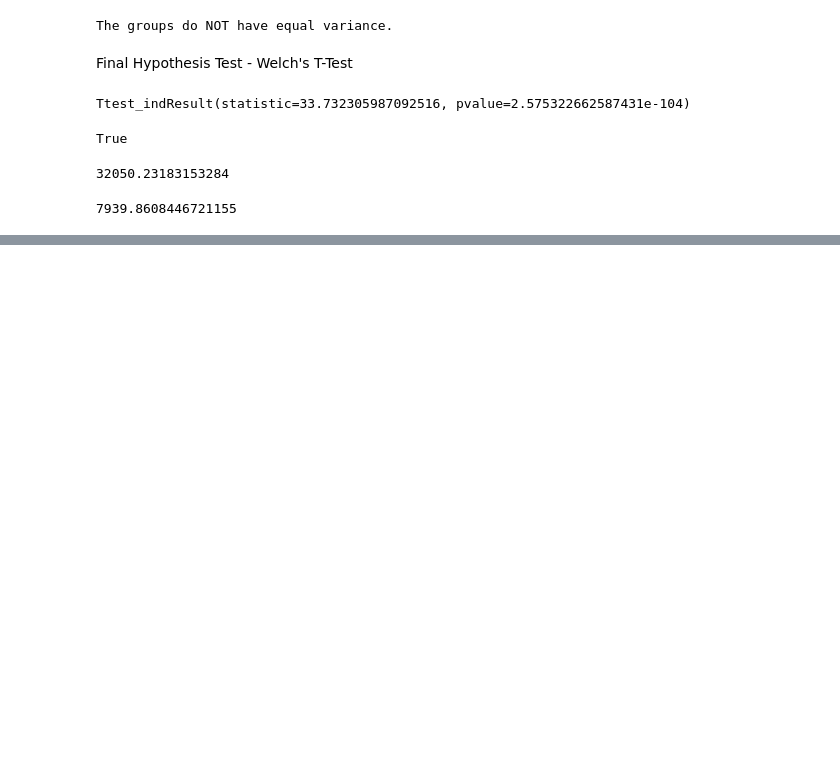
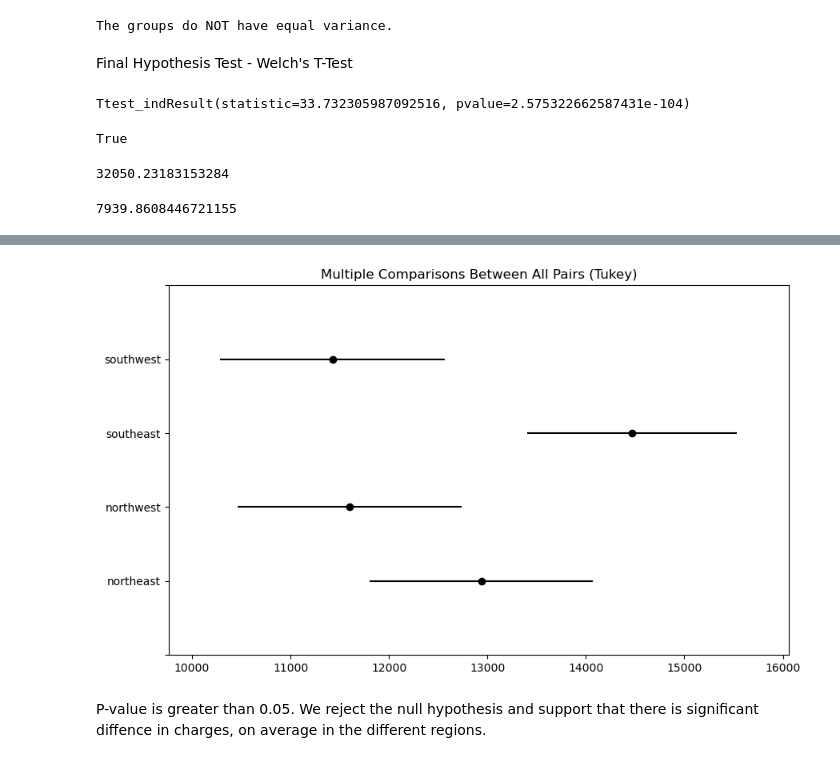
Before and after one commit to evelynmmartinez/Hypothesis-Testing-with-Insurance-Data, a Jupyter notebook: Hypothesis testing (Core).ipynb, the cells around one changed output, grey strips where cells are left out. Drawn from its saved outputs; the diff is of its cells as text; code cells hidden in the pictures; blank space fills up the shorter version.

```diff
--- a/Hypothesis testing (Core).ipynb
+++ b/Hypothesis testing (Core).ipynb
@@ -248,0 +316,8 @@ Q2. Are men more likely to smoke than women?
+# %%
+groups ={}
+
+for smoker in df['smoker'].unique():
+    temp = df.loc[df['smoker']== smoker,'sex']
+    groups[smoker]=temp
+
+groups.keys()
@@ -250,0 +564,6 @@ Q3. Do different regions have different charges, on average?
+# %%
+values = tukeys_data['Charges']
+labels = tukeys_data['region']
+
+tukeys_results = pairwise_tukeyhsd(values,labels)
+tukeys_results.summary()
@@ -250,0 +606,6 @@ Q3. Do different regions have different charges, on average?
+# %%
+tukeys_results.plot_simultaneous();
+# %% [output]
+[figure, added]
+# %% [markdown]
+P-value is greater than 0.05. We reject the null hypothesis and support that there is significant diffence in charges, on average in the different regions.
```
Also changed, not shown: parts of 45 cells of this notebook.
